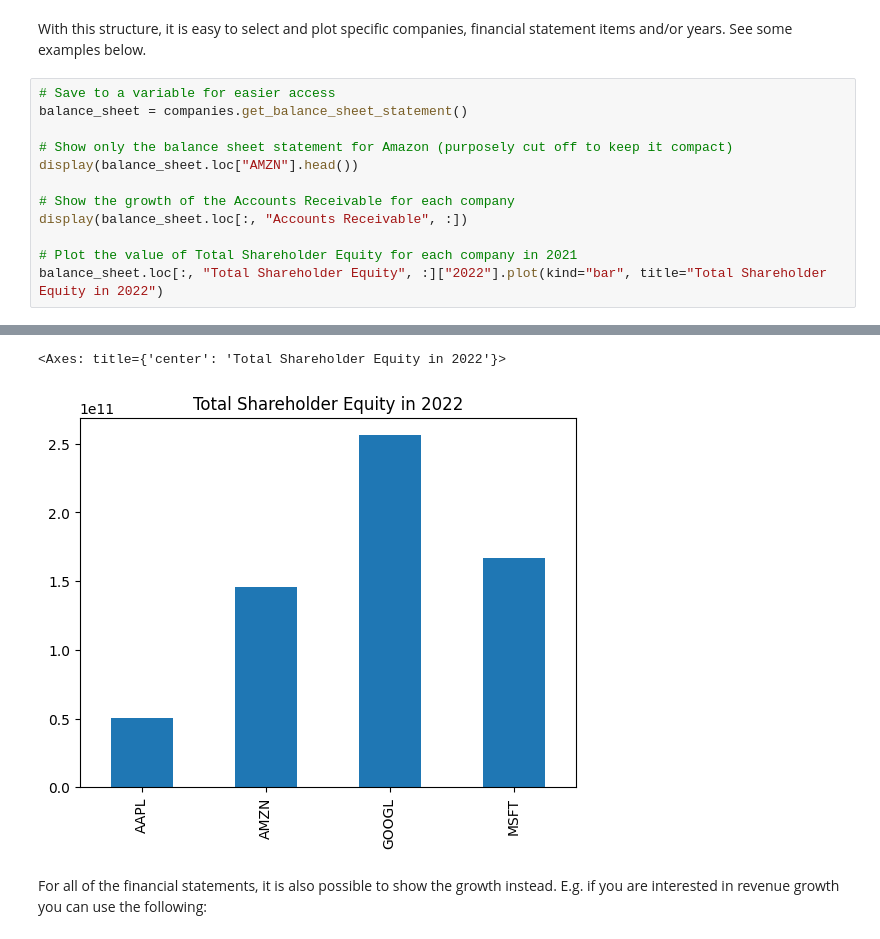
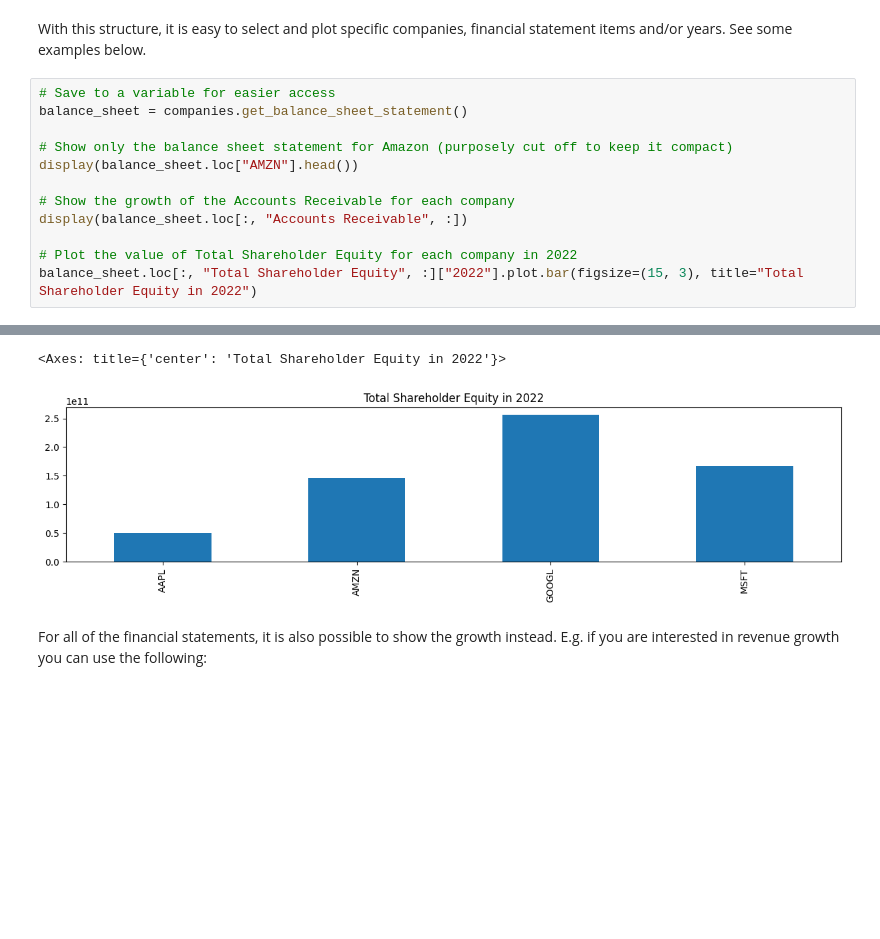
Before and after one commit to JerBouma/FinanceToolkit, a Jupyter notebook: examples/Finance Toolkit - 1. Getting Started.ipynb, the cells around one changed output, grey strips where cells are left out. Drawn from its saved outputs; the diff is of its cells as text; blank space fills up the shorter version.

```diff
--- a/examples/Finance Toolkit - 1. Getting Started.ipynb
+++ b/examples/Finance Toolkit - 1. Getting Started.ipynb
@@ -172,29 +172,29 @@ With this structure, it is easy to select and plot specific companies, financial
 # %%
 # Save to a variable for easier access
 balance_sheet = companies.get_balance_sheet_statement()
 
 # Show only the balance sheet statement for Amazon (purposely cut off to keep it compact)
 display(balance_sheet.loc["AMZN"].head())
 
 # Show the growth of the Accounts Receivable for each company
 display(balance_sheet.loc[:, "Accounts Receivable", :])
 
-# Plot the value of Total Shareholder Equity for each company in 2021
-balance_sheet.loc[:, "Total Shareholder Equity", :]["2022"].plot(kind="bar", title="Total Shareholder Equity in 2022")
+# Plot the value of Total Shareholder Equity for each company in 2022
+balance_sheet.loc[:, "Total Shareholder Equity", :]["2022"].plot.bar(figsize=(15, 3), title="Total Shareholder Equity in 2022")
 # %% [output]
 | date | 2005 | 2006 | 2007 | 2008 | 2009 | 2010 | 2011 | 2012 | 2013 | 2014 | 2015 | ... |
 | Cash and Cash Equivalents | 1013000000.0 | 1022000000.0 | 2539000000.0 | 2769000000.0 | 3444000000.0 | 3777000000.0 | 5269000000.0 | 8084000000.0 | 8658000000.0 | 14557000000.0 | 15890000000.0 | ... |
 | Short Term Investments | 987000000.0 | 997000000.0 | 573000000.0 | 958000000.0 | 2922000000.0 | 4985000000.0 | 4307000000.0 | 3364000000.0 | 3789000000.0 | 2859000000.0 | 3918000000.0 | ... |
 | Cash and Short Term Investments | 2000000000.0 | 2019000000.0 | 3112000000.0 | 3727000000.0 | 6366000000.0 | 8762000000.0 | 9576000000.0 | 11448000000.0 | 12447000000.0 | 17416000000.0 | 19808000000.0 | ... |
 | Accounts Receivable | 274000000.0 | 399000000.0 | 705000000.0 | 827000000.0 | 988000000.0 | 1587000000.0 | 2571000000.0 | 3364000000.0 | 4767000000.0 | 5612000000.0 | 6423000000.0 | ... |
 | Inventory | 566000000.0 | 877000000.0 | 1200000000.0 | 1399000000.0 | 2171000000.0 | 3202000000.0 | 4992000000.0 | 6031000000.0 | 7411000000.0 | 8299000000.0 | 10243000000.0 | ... |
 | date | 2005 | 2006 | 2007 | 2008 | 2009 | 2010 | 2011 | 2012 | 2013 | 2014 | 2015 | ... |
 | AAPL | 1312000000.0 | 2845000000.0 | 4029000000.0 | 2422000000.0 | 3361000000.0 | 9924000000.0 | 11717000000.0 | 18692000000.0 | 20641000000.0 | 27219000000.0 | 30343000000.0 | ... |
 | AMZN | 274000000.0 | 399000000.0 | 705000000.0 | 827000000.0 | 988000000.0 | 1587000000.0 | 2571000000.0 | 3364000000.0 | 4767000000.0 | 5612000000.0 | 6423000000.0 | ... |
 | GOOGL | 687976000.0 | 1322340000.0 | 2307774000.0 | 2642192000.0 | 3201715000.0 | 5002000000.0 | 6172000000.0 | 8585000000.0 | 9390000000.0 | 11556000000.0 | 13909000000.0 | ... |
 | MSFT | 7180000000.0 | 9316000000.0 | 11338000000.0 | 13589000000.0 | 11192000000.0 | 13014000000.0 | 14987000000.0 | 15780000000.0 | 17486000000.0 | 19544000000.0 | 17908000000.0 | ... |
 <Axes: title={'center': 'Total Shareholder Equity in 2022'}>
-[figure, old version]
+[figure, new version]
 # %% [markdown]
 For all of the financial statements, it is also possible to show the growth instead. E.g. if you are interested in revenue growth you can use the following:
 # %%
```
Also changed, not shown: parts of 22 cells of this notebook, 2 other files.
